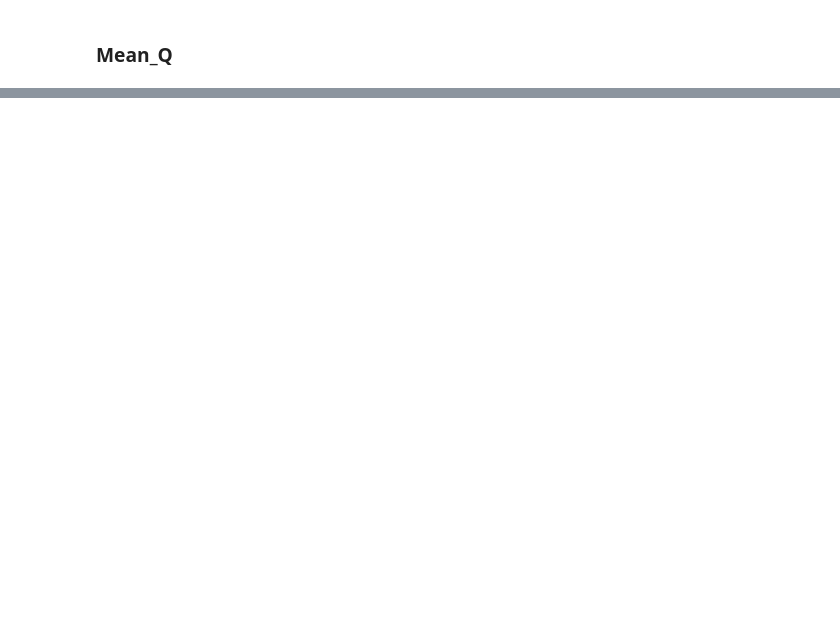
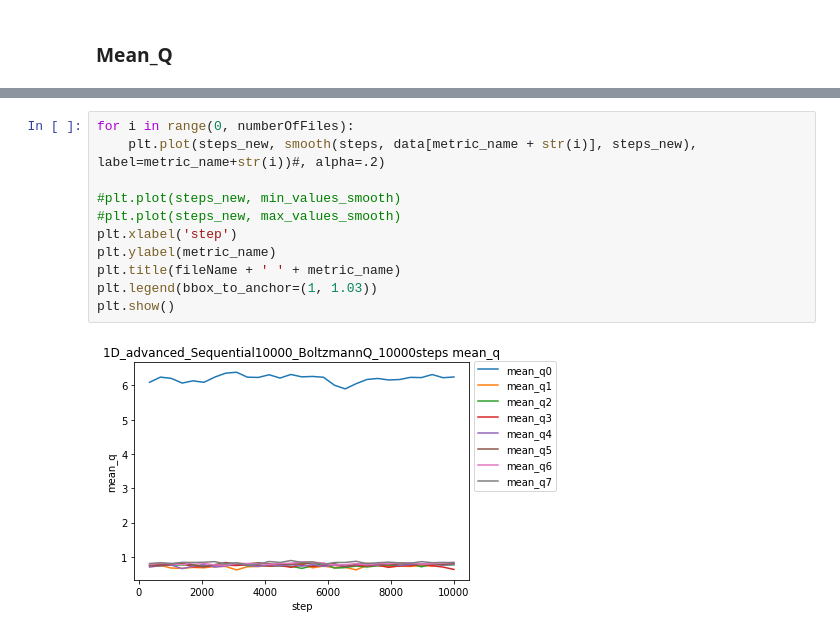
Before and after one commit to SimonLassalle/pred, a Jupyter notebook: Untitled.ipynb, the cells around one changed output, grey strips where cells are left out. Drawn from its saved outputs; the diff is of its cells as text; blank space fills up the shorter version.

```diff
--- a/Untitled.ipynb
+++ b/Untitled.ipynb
@@ -84,0 +139,13 @@ No handles with labels found to put in legend.
+# %%
+for i in range(0, numberOfFiles):
+    plt.plot(steps_new, smooth(steps, data[metric_name + str(i)], steps_new), label=metric_name+str(i))#, alpha=.2)
+
+#plt.plot(steps_new, min_values_smooth)
+#plt.plot(steps_new, max_values_smooth)
+plt.xlabel('step')
+plt.ylabel(metric_name)
+plt.title(fileName + ' ' + metric_name)
+plt.legend(bbox_to_anchor=(1, 1.03))
+plt.show()
+# %% [output]
+[figure, added]
```
Also changed, not shown: parts of 15 cells of this notebook.
